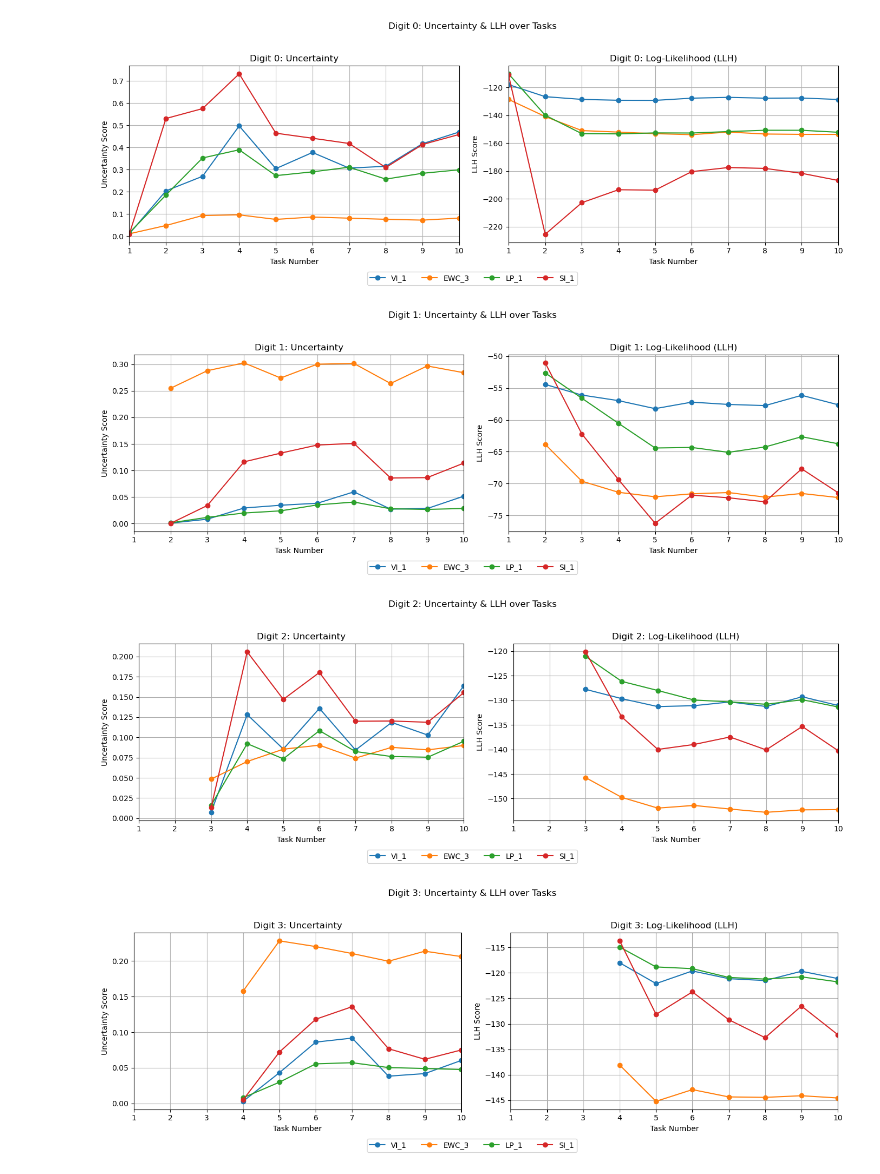
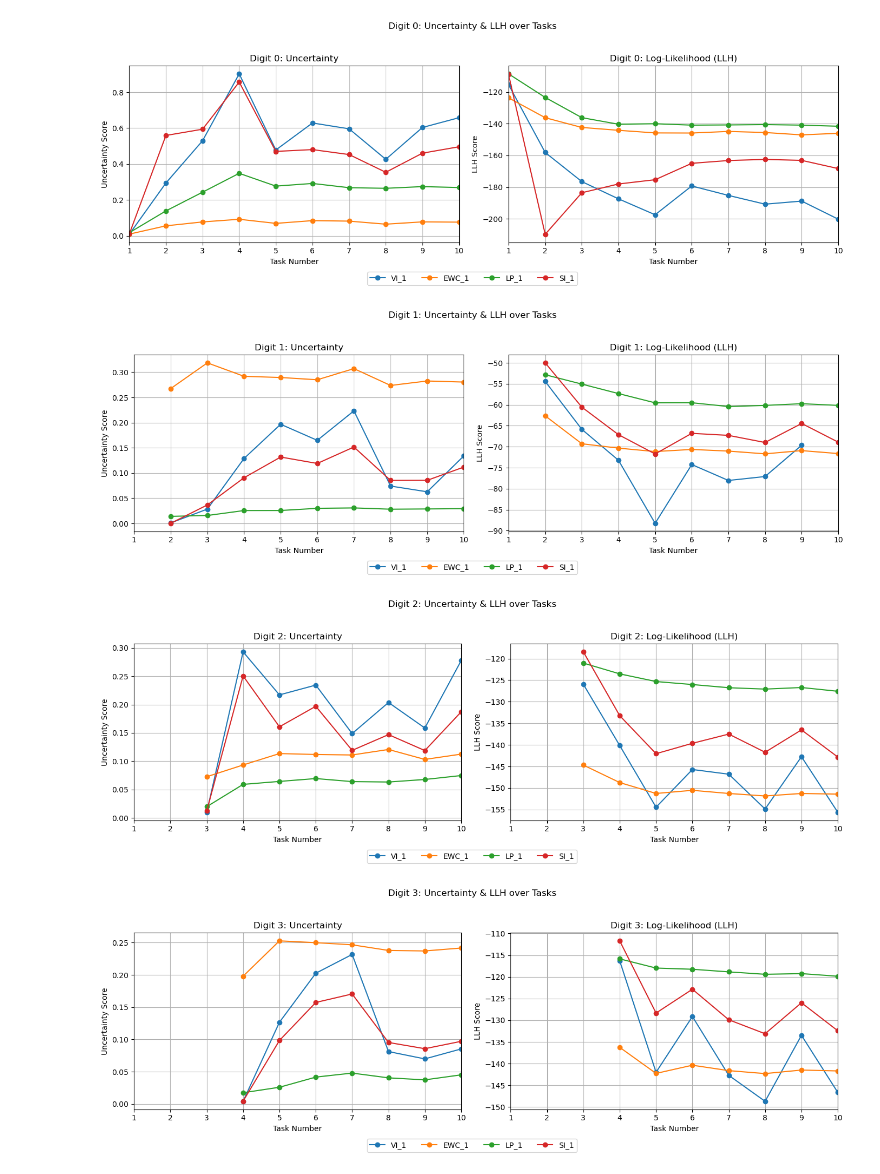
Before and after one commit to lukasVierling/Task_Free_VCL, a Jupyter notebook: plots.ipynb, the cells around one changed output. Saved outputs shown, nothing was run; the diff lists cells and outputs as text; code cells hidden in the pictures.

```diff
--- a/plots.ipynb
+++ b/plots.ipynb
@@ -7,8 +7,8 @@ import numpy as np
 # -----------------------------
 # Step 1: Define algorithms and file paths
 # -----------------------------
-algorithms = ['VI_1', 'EWC_3', "LP_1", "SI_1"]
-file_template = '25epochs_gen/{}.json'
+algorithms = ['VI_1', 'EWC_1', "LP_1", "SI_1"]
+file_template = '200epochs_gen/{}.json'
 
 # -----------------------------
 # Step 2: Load JSON results for each algorithm
@@ -17,7 +17,7 @@ results_by_alg = {}
 for alg in algorithms:
     with open(file_template.format(alg), 'r') as f:
         data = json.load(f)
-    results_by_alg[alg] = data['results']
+        results_by_alg[alg] = data['results']
 
 # -----------------------------
 # Step 3: Plot Uncertainty and LLH for each digit
@@ -43,34 +43,34 @@ for digit in all_digits:
                 task_idx = start_task + i
                 if 1 <= task_idx <= 10:
                     llh_scores[task_idx - 1] = val
 
         axs[0].plot(task_range, unc_scores, marker='o', label=alg)
         axs[1].plot(task_range, llh_scores, marker='o', label=alg)
 
     # --- Uncertainty Plot ---
     axs[0].set_title(f"Digit {digit}: Uncertainty")
     axs[0].set_xlabel("Task Number")
     axs[0].set_ylabel("Uncertainty Score")
     axs[0].set_xlim(1, 10)
     axs[0].set_xticks(task_range)
     axs[0].grid(True)
 
     # --- LLH Plot ---
     axs[1].set_title(f"Digit {digit}: Log-Likelihood (LLH)")
     axs[1].set_xlabel("Task Number")
     axs[1].set_ylabel("LLH Score")
     axs[1].set_xlim(1, 10)
     axs[1].set_xticks(task_range)
     axs[1].grid(True)
 
     # --- Shared Legend ---
     handles, labels = axs[0].get_legend_handles_labels()
     fig.legend(handles, labels, loc='lower center', ncol=len(algorithms))
     plt.suptitle(f"Digit {digit}: Uncertainty & LLH over Tasks")
     plt.tight_layout(rect=[0, 0.05, 1, 0.95])
     plt.show()
 # %% [output]
-[figure, old version]
+[figure, new version]
-[figure, old version]
+[figure, new version]
-[figure, old version]
+[figure, new version]
-[figure, old version]
+[figure, new version]
```
Also changed, not shown: parts of 1 cell of this notebook, 5 other files.
